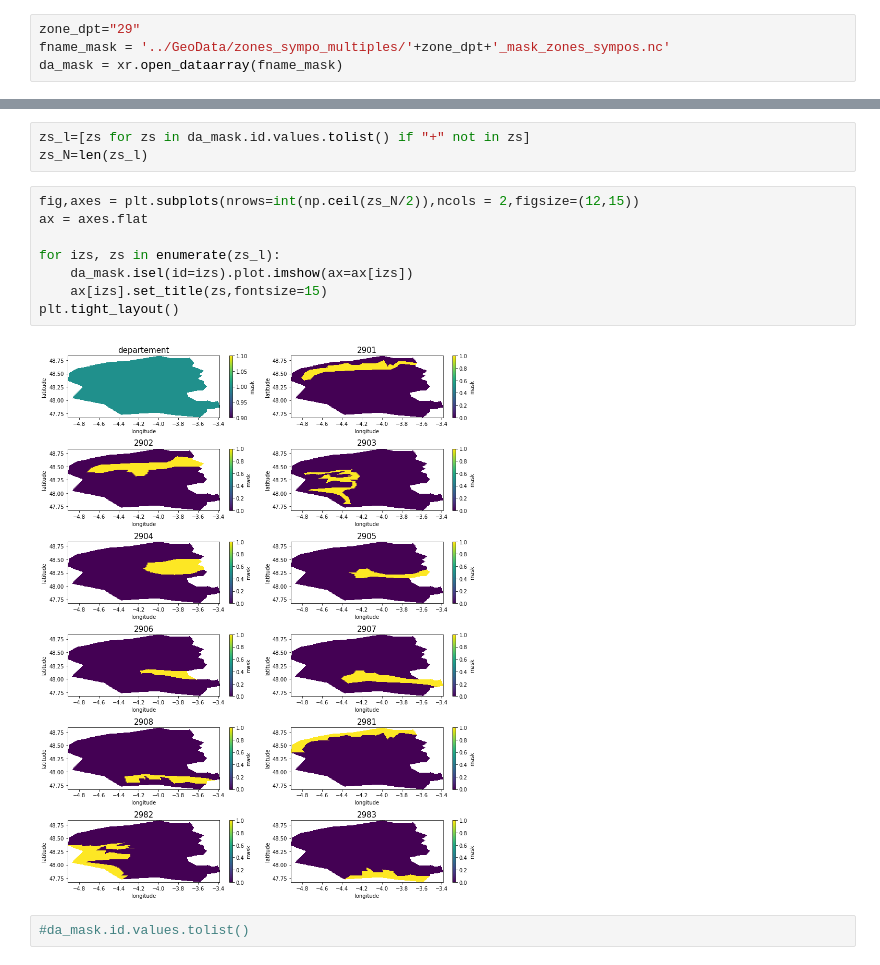
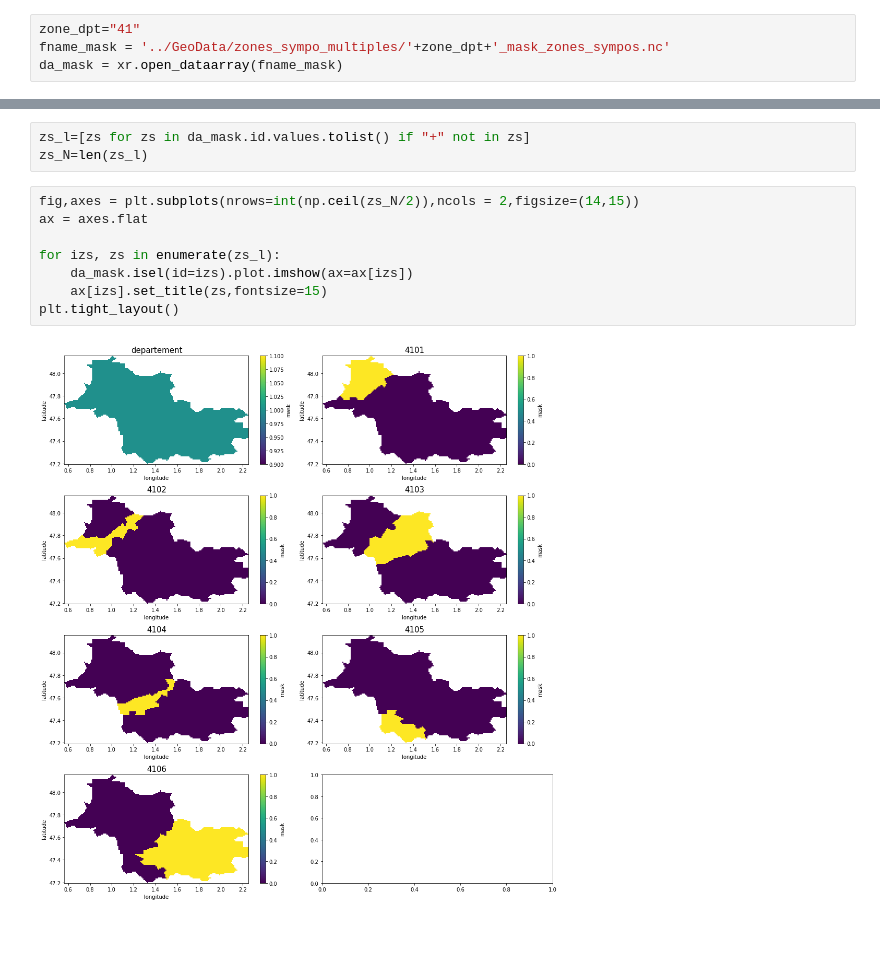
Before and after one commit to GabsRSA/stageemi, a Jupyter notebook: stageemi/notebook_gabriel/Explore_zones_sympo.ipynb, the cells around one changed output, grey strips where cells are left out. Saved outputs shown, nothing was run; the diff lists cells and outputs as text; blank space fills up the shorter version.

```diff
--- a/stageemi/notebook_gabriel/Explore_zones_sympo.ipynb
+++ b/stageemi/notebook_gabriel/Explore_zones_sympo.ipynb
@@ -15,7 +15,7 @@ from ipywidgets import Text, HTML
 from ipyleaflet import WidgetControl
 import pandas
 # %%
-zone_dpt="29"
+zone_dpt="41"
 fname_mask = '../GeoData/zones_sympo_multiples/'+zone_dpt+'_mask_zones_sympos.nc'
 da_mask = xr.open_dataarray(fname_mask)
 # %%
@@ -46,14 +26,12 @@ da_mask.id.values.tolist()
 zs_l=[zs for zs in da_mask.id.values.tolist() if "+" not in zs]
 zs_N=len(zs_l)
 # %%
-fig,axes = plt.subplots(nrows=int(np.ceil(zs_N/2)),ncols = 2,figsize=(12,15))
+fig,axes = plt.subplots(nrows=int(np.ceil(zs_N/2)),ncols = 2,figsize=(14,15))
 ax = axes.flat
 
 for izs, zs in enumerate(zs_l):
     da_mask.isel(id=izs).plot.imshow(ax=ax[izs])
     ax[izs].set_title(zs,fontsize=15)
 plt.tight_layout()
 # %% [output]
-[figure, old version]
+[figure, new version]
-# %%
-#da_mask.id.values.tolist()
```
Also changed, not shown: parts of 3 cells of this notebook, 6 other files.
